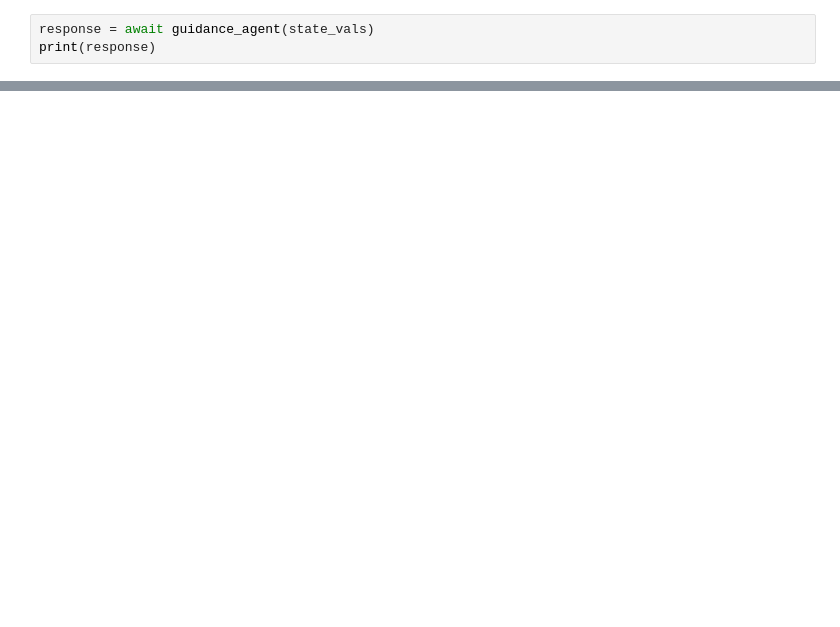
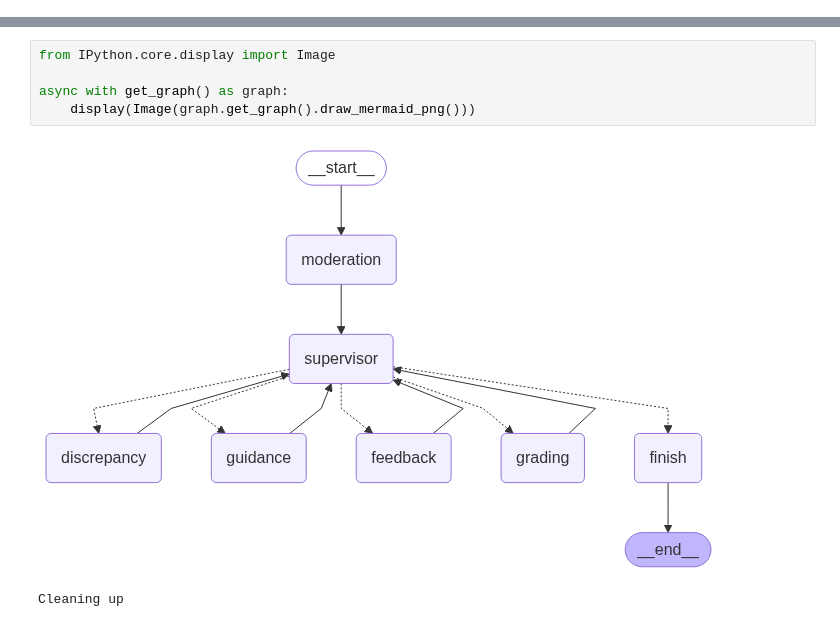
Before and after one commit to danncoba/l2, a Jupyter notebook: notebooks/supervisor_agent_guidance.ipynb, the cells around one changed output, grey strips where cells are left out. Cells and saved outputs as stored; diff of their text form; blank space fills up the shorter version.

```diff
--- a/notebooks/supervisor_agent_guidance.ipynb
+++ b/notebooks/supervisor_agent_guidance.ipynb
@@ -529,3 +0,0 @@ async for chunk in graph.astream(state_vals):
-# %%
-response = await guidance_agent(state_vals)
-print(response)
@@ -533,0 +564,8 @@ display(Image(graph.get_graph().draw_mermaid_png()))
+# %%
+from IPython.core.display import Image
+
+async with get_graph() as graph:
+    display(Image(graph.get_graph().draw_mermaid_png()))
+# %% [output]
+[figure, added]
+Cleaning up
```
Also changed, not shown: parts of 8 cells of this notebook, 11 other files.
